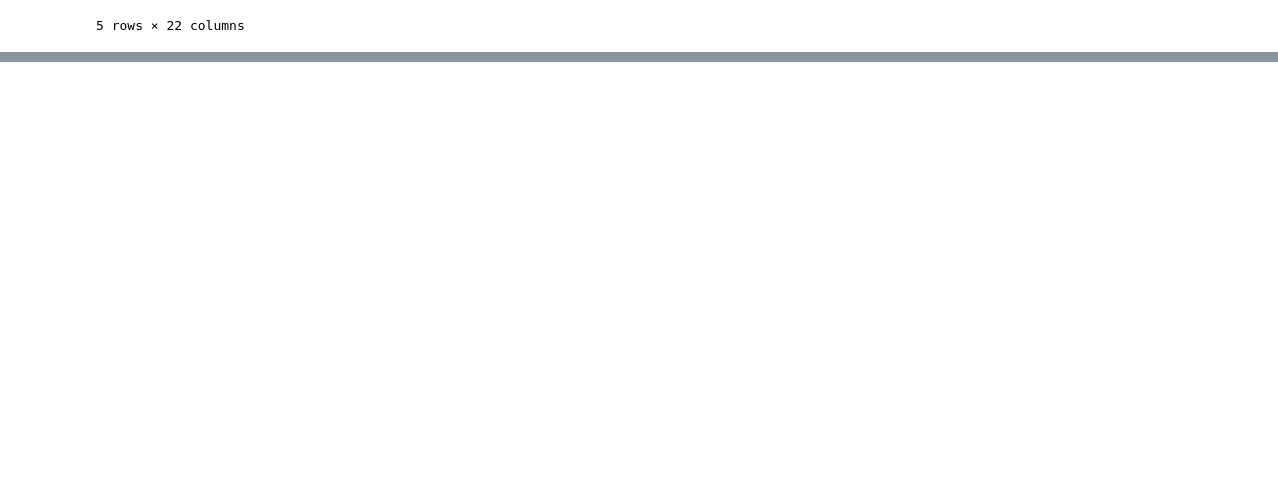
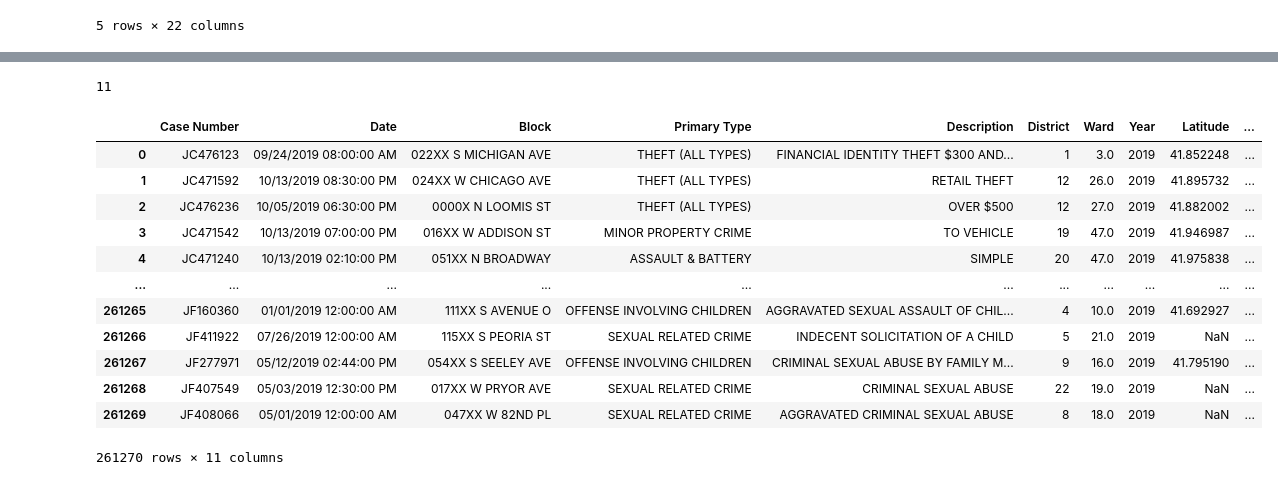
Before and after one commit to jmpealy/project1, a Jupyter notebook: crimes_2019.ipynb, the cells around one changed output, grey strips where cells are left out. Cells and saved outputs as stored; diff of their text form; code cells hidden in the pictures; blank space fills up the shorter version.

Commit message:
cleaned

```diff
--- a/crimes_2019.ipynb
+++ b/crimes_2019.ipynb
@@ -20,3 +20,17 @@ crimes_2019.head()
 | 3 | 11859727 | JC471542 | 10/13/2019 07:00:00 PM | 016XX W ADDISON ST | 1320 | CRIMINAL DAMAGE | TO VEHICLE | STREET | ... |
 | 4 | 11859656 | JC471240 | 10/13/2019 02:10:00 PM | 051XX N BROADWAY | 0560 | ASSAULT | SIMPLE | GAS STATION | ... |
 5 rows × 22 columns
+# %%
+#grouping primary types to larger categories of crime
+crime_cleaned_df = crimes_2019.replace({"THEFT":"THEFT (ALL TYPES)","MOTOR VEHICLE THEFT":"THEFT (ALL TYPES)","ROBBERY":"THEFT (ALL TYPES)",
+                                    "BURGLARY":"THEFT (ALL TYPES)","DECEPTIVE PRACTICE":"THEFT (ALL TYPES)",
+                                    "PUBLIC PEACE VIOLATION":"OTHER MINOR CRIMES","INTERFERENCE WITH PUBLIC OFFICER":"OTHER MINOR CRIMES",
+                                    "LIQUOR LAW VIOLATION":"OTHER MINOR CRIMES","OBSCENITY":"OTHER MINOR CRIMES","GAMBLING":"OTHER MINOR CRIMES",
+                                    "NON-CRIMINAL":"OTHER MINOR CRIMES","PUBLIC INDECENCY":"OTHER MINOR CRIMES","OTHER OFFENSE":"OTHER MINOR CRIMES",
+                                    "PROSTITUTION":"OTHER MINOR CRIMES","KIDNAPPING":"KIDNAPPING AND HUMAN TRAFFICKING","HUMAN TRAFFICKING" : "KIDNAPPING AND HUMAN TRAFFICKING",
+                                    "NARCOTICS":"DRUG RELATED","OTHER NARCOTIC VIOLATION":"DRUG RELATED","ASSAULT": "ASSAULT & BATTERY","BATTERY": "ASSAULT & BATTERY",
+                                    "RITUALISM":"ASSAULT & BATTERY","STALKING":"ASSAULT & BATTERY","INTIMIDATION":"ASSAULT & BATTERY","CRIMINAL TRESPASS":"MINOR PROPERTY CRIME",
+                                    "CRIMINAL DAMAGE":"MINOR PROPERTY CRIME","CRIM SEXUAL ASSAULT": "SEXUAL RELATED CRIME","CRIMINAL SEXUAL ASSAULT": "SEXUAL RELATED CRIME",
+                                    "SEX OFFENSE": "SEXUAL RELATED CRIME","WEAPONS VIOLATION":"WEAPONS RELATED CRIME","CONCEALED CARRY LICENSE VIOLATION":"WEAPONS RELATED CRIME"})
+
+crime_cleaned_df["Primary Type"].value_counts()
@@ -22,0 +50,27 @@ crimes_2019.head()
+# %%
+#retrieving count of unique primary types
+counts_crime = crime_cleaned_df["Primary Type"].nunique()
+
+counts_crime
+# %% [output]
+11
+# %%
+#only including relevant columns in df
+crime_cleaned_df = crime_cleaned_df[["Case Number", "Date", "Block", "Primary Type", "Description", "District", "Ward",
+                                     "Year", "Latitude", "Longitude", "Location"]]
+
+crime_cleaned_df
+# %% [output]
+|  | Case Number | Date | Block | Primary Type | Description | District | Ward | Year | Latitude | ... |
+| 0 | JC476123 | 09/24/2019 08:00:00 AM | 022XX S MICHIGAN AVE | THEFT (ALL TYPES) | FINANCIAL IDENTITY THEFT $300 AND... | 1 | 3.0 | 2019 | 41.852248 | ... |
+| 1 | JC471592 | 10/13/2019 08:30:00 PM | 024XX W CHICAGO AVE | THEFT (ALL TYPES) | RETAIL THEFT | 12 | 26.0 | 2019 | 41.895732 | ... |
+| 2 | JC476236 | 10/05/2019 06:30:00 PM | 0000X N LOOMIS ST | THEFT (ALL TYPES) | OVER $500 | 12 | 27.0 | 2019 | 41.882002 | ... |
+| 3 | JC471542 | 10/13/2019 07:00:00 PM | 016XX W ADDISON ST | MINOR PROPERTY CRIME | TO VEHICLE | 19 | 47.0 | 2019 | 41.946987 | ... |
+| 4 | JC471240 | 10/13/2019 02:10:00 PM | 051XX N BROADWAY | ASSAULT & BATTERY | SIMPLE | 20 | 47.0 | 2019 | 41.975838 | ... |
+| ... | ... | ... | ... | ... | ... | ... | ... | ... | ... | ... |
+| 261265 | JF160360 | 01/01/2019 12:00:00 AM | 111XX S AVENUE O | OFFENSE INVOLVING CHILDREN | AGGRAVATED SEXUAL ASSAULT OF CHIL... | 4 | 10.0 | 2019 | 41.692927 | ... |
+| 261266 | JF411922 | 07/26/2019 12:00:00 AM | 115XX S PEORIA ST | SEXUAL RELATED CRIME | INDECENT SOLICITATION OF A CHILD | 5 | 21.0 | 2019 | NaN | ... |
+| 261267 | JF277971 | 05/12/2019 02:44:00 PM | 054XX S SEELEY AVE | OFFENSE INVOLVING CHILDREN | CRIMINAL SEXUAL ABUSE BY FAMILY M... | 9 | 16.0 | 2019 | 41.795190 | ... |
+| 261268 | JF407549 | 05/03/2019 12:30:00 PM | 017XX W PRYOR AVE | SEXUAL RELATED CRIME | CRIMINAL SEXUAL ABUSE | 22 | 19.0 | 2019 | NaN | ... |
+| 261269 | JF408066 | 05/01/2019 12:00:00 AM | 047XX W 82ND PL | SEXUAL RELATED CRIME | AGGRAVATED CRIMINAL SEXUAL ABUSE | 8 | 18.0 | 2019 | NaN | ... |
+261270 rows × 11 columns
```
Also changed, not shown: parts of 8 cells of this notebook.
